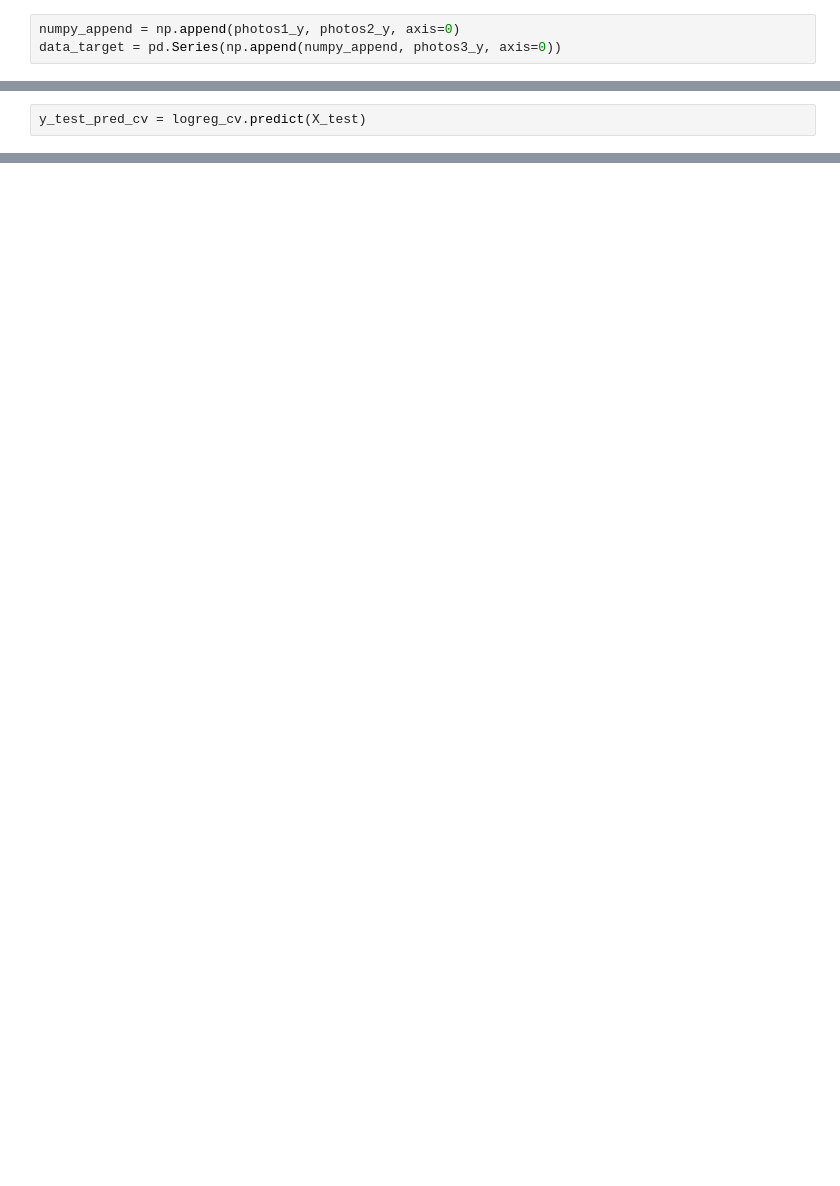
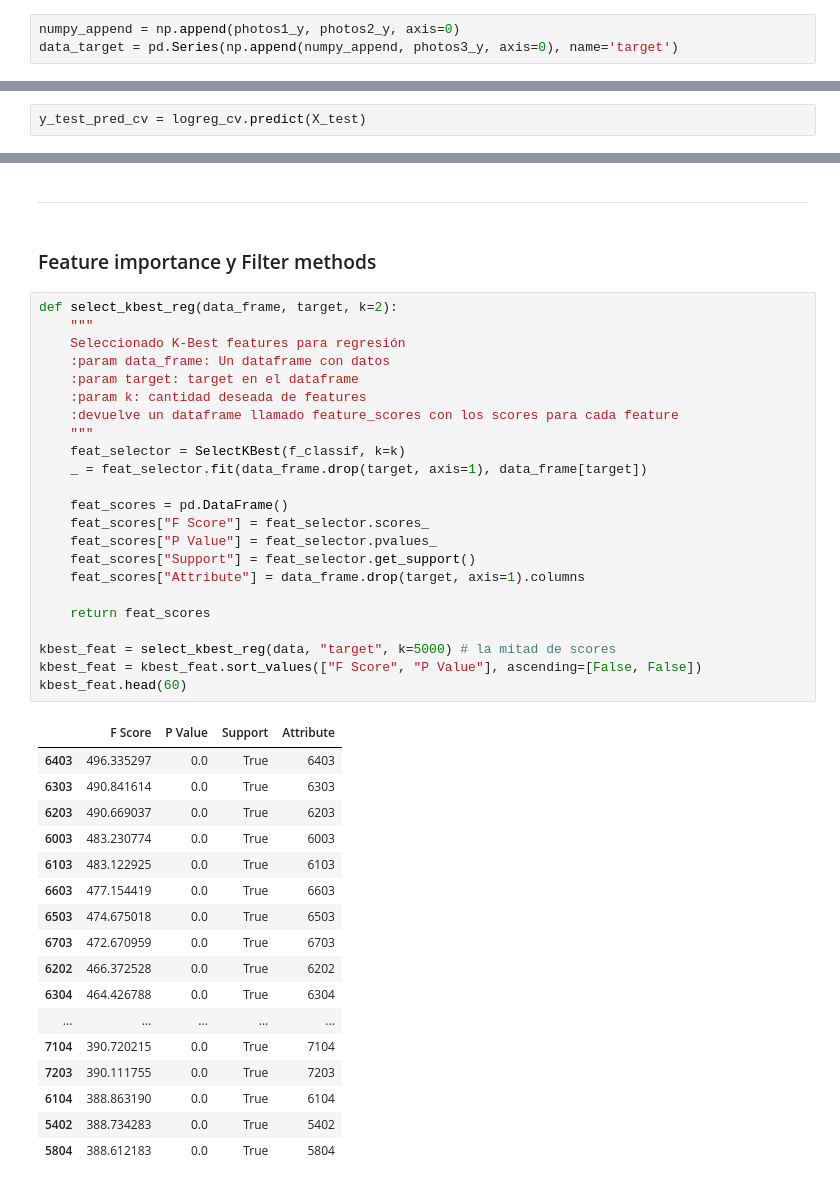
Before and after one commit to mauriciomem/desafio_final, a Jupyter notebook: final/desafio_final-final.ipynb, the cells around one changed output, grey strips where cells are left out. Saved outputs shown, nothing was run; the diff lists cells and outputs as text; blank space fills up the shorter version.

```diff
--- a/final/desafio_final-final.ipynb
+++ b/final/desafio_final-final.ipynb
@@ -421,7 +434,7 @@ data_features
 **Target**
 # %%
 numpy_append = np.append(photos1_y, photos2_y, axis=0)
-data_target = pd.Series(np.append(numpy_append, photos3_y, axis=0))
+data_target = pd.Series(np.append(numpy_append, photos3_y, axis=0), name='target')
 # %% [markdown]
 **Dataset final**
 # %%
@@ -1148,0 +1196,45 @@ print(classification_report(y_test_pred_cv, y_test))
+# %% [markdown]
+---
+# %% [markdown]
+### Feature importance y Filter methods
+# %%
+def select_kbest_reg(data_frame, target, k=2):
+    """
+    Seleccionado K-Best features para regresión
+    :param data_frame: Un dataframe con datos
+    :param target: target en el dataframe
+    :param k: cantidad deseada de features
+    :devuelve un dataframe llamado feature_scores con los scores para cada feature
+    """
+    feat_selector = SelectKBest(f_classif, k=k)
+    _ = feat_selector.fit(data_frame.drop(target, axis=1), data_frame[target])
+
+    feat_scores = pd.DataFrame()
+    feat_scores["F Score"] = feat_selector.scores_
+    feat_scores["P Value"] = feat_selector.pvalues_
+    feat_scores["Support"] = feat_selector.get_support()
+    feat_scores["Attribute"] = data_frame.drop(target, axis=1).columns
+
+    return feat_scores
+
+kbest_feat = select_kbest_reg(data, "target", k=5000) # la mitad de scores
+kbest_feat = kbest_feat.sort_values(["F Score", "P Value"], ascending=[False, False])
+kbest_feat.head(60)
+# %% [output]
+|  | F Score | P Value | Support | Attribute |
+| 6403 | 496.335297 | 0.0 | True | 6403 |
+| 6303 | 490.841614 | 0.0 | True | 6303 |
+| 6203 | 490.669037 | 0.0 | True | 6203 |
+| 6003 | 483.230774 | 0.0 | True | 6003 |
+| 6103 | 483.122925 | 0.0 | True | 6103 |
+| 6603 | 477.154419 | 0.0 | True | 6603 |
+| 6503 | 474.675018 | 0.0 | True | 6503 |
+| 6703 | 472.670959 | 0.0 | True | 6703 |
+| 6202 | 466.372528 | 0.0 | True | 6202 |
+| 6304 | 464.426788 | 0.0 | True | 6304 |
+| ... | ... | ... | ... | ... |
+| 7104 | 390.720215 | 0.0 | True | 7104 |
+| 7203 | 390.111755 | 0.0 | True | 7203 |
+| 6104 | 388.863190 | 0.0 | True | 6104 |
+| 5402 | 388.734283 | 0.0 | True | 5402 |
+| 5804 | 388.612183 | 0.0 | True | 5804 |
```
Also changed, not shown: parts of 41 cells of this notebook, 4 other files.
